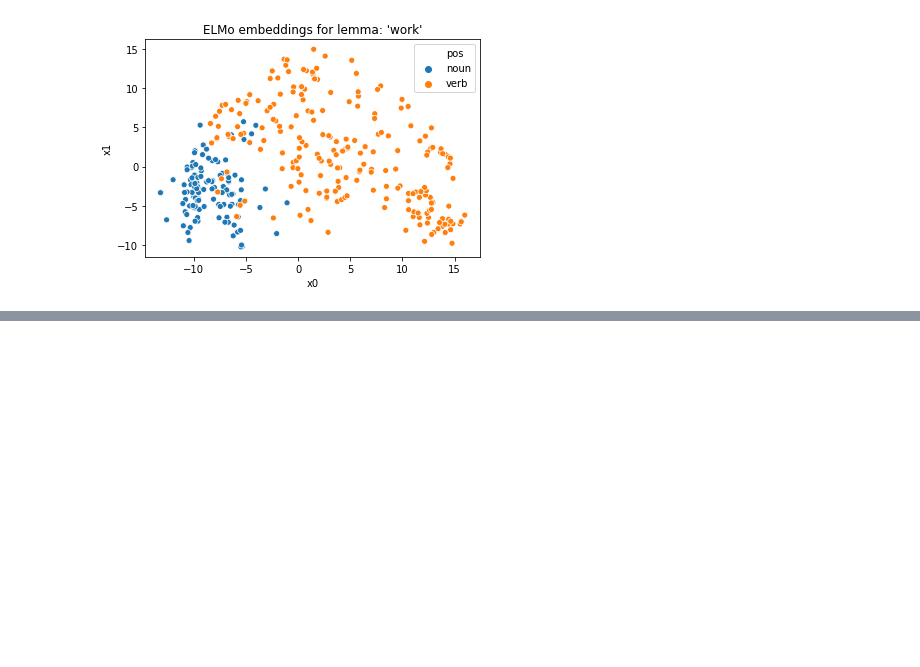
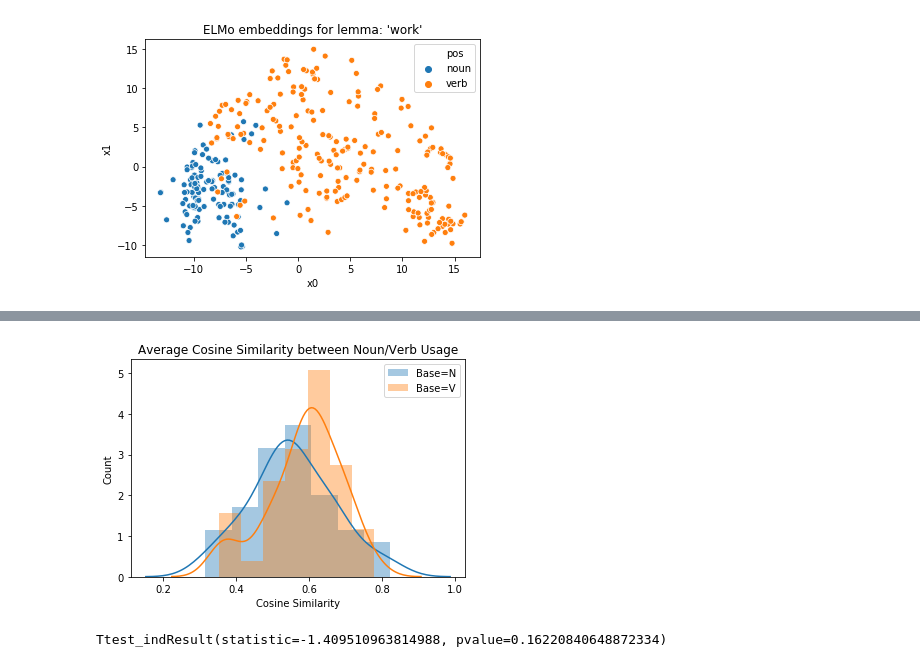
Before and after one commit to SPOClab-ca/word-class-flexibility, a Jupyter notebook: notebooks/ELMo.ipynb, the cells around one changed output, grey strips where cells are left out. Drawn from its saved outputs; the diff is of its cells as text; code cells hidden in the pictures; blank space fills up the shorter version.

Commit message:
Plot average cosine similarity between noun and verb usages of words

```diff
--- a/notebooks/ELMo.ipynb
+++ b/notebooks/ELMo.ipynb
@@ -70,0 +68,5 @@ Verb instances: 223
+# %%
+FIXED_LEMMA = "work"
+noun_embeddings, verb_embeddings = get_elmo_embeddings_for_lemma(FIXED_LEMMA)
+print("Noun instances:", noun_embeddings.shape[0])
+print("Verb instances:", verb_embeddings.shape[0])
@@ -83,0 +91,7 @@ plt.show()
+# %%
+lemma_count_df = ud.get_per_lemma_stats()
+
+# Filter: must have at least [x] noun and [x] verb usages
+lemma_count_df = lemma_count_df[(lemma_count_df['noun_count'] >= 10) & (lemma_count_df['verb_count'] >= 10)]
+lemma_count_df = lemma_count_df.sort_values('total_count', ascending=False)
+print('Remaining lemmas:', len(lemma_count_df))
@@ -83,0 +100,10 @@ plt.show()
+# %%
+def get_nv_cosine_similarity(row):
+  noun_embeddings, verb_embeddings = get_elmo_embeddings_for_lemma(row.lemma)
+
+  avg_noun_embedding = np.mean(noun_embeddings, axis=0)
+  avg_verb_embedding = np.mean(verb_embeddings, axis=0)
+
+  return float(sklearn.metrics.pairwise.cosine_similarity(avg_noun_embedding[np.newaxis,:], avg_verb_embedding[np.newaxis,:]))
+
+lemma_count_df['nv_cosine_similarity'] = lemma_count_df.apply(get_nv_cosine_similarity, axis=1)
@@ -83,0 +136,16 @@ plt.show()
+# %%
+plot = sns.distplot(lemma_count_df[lemma_count_df.majority_tag == 'NOUN'].nv_cosine_similarity, label='Base=N')
+plot = sns.distplot(lemma_count_df[lemma_count_df.majority_tag == 'VERB'].nv_cosine_similarity, label='Base=V')
+plt.legend()
+plot.set(title="Average Cosine Similarity between Noun/Verb Usage",
+         xlabel="Cosine Similarity", ylabel="Count")
+plt.show()
+# %% [output]
+[figure, added]
+# %%
+# T-test of difference in mean
+import scipy.stats
+scipy.stats.ttest_ind(lemma_count_df[lemma_count_df.majority_tag == 'NOUN'].nv_cosine_similarity,
+                      lemma_count_df[lemma_count_df.majority_tag == 'VERB'].nv_cosine_similarity)
+# %% [output]
+Ttest_indResult(statistic=-1.409510963814988, pvalue=0.16220840648872334)
```
Also changed, not shown: parts of 7 cells of this notebook, 1 other file.
